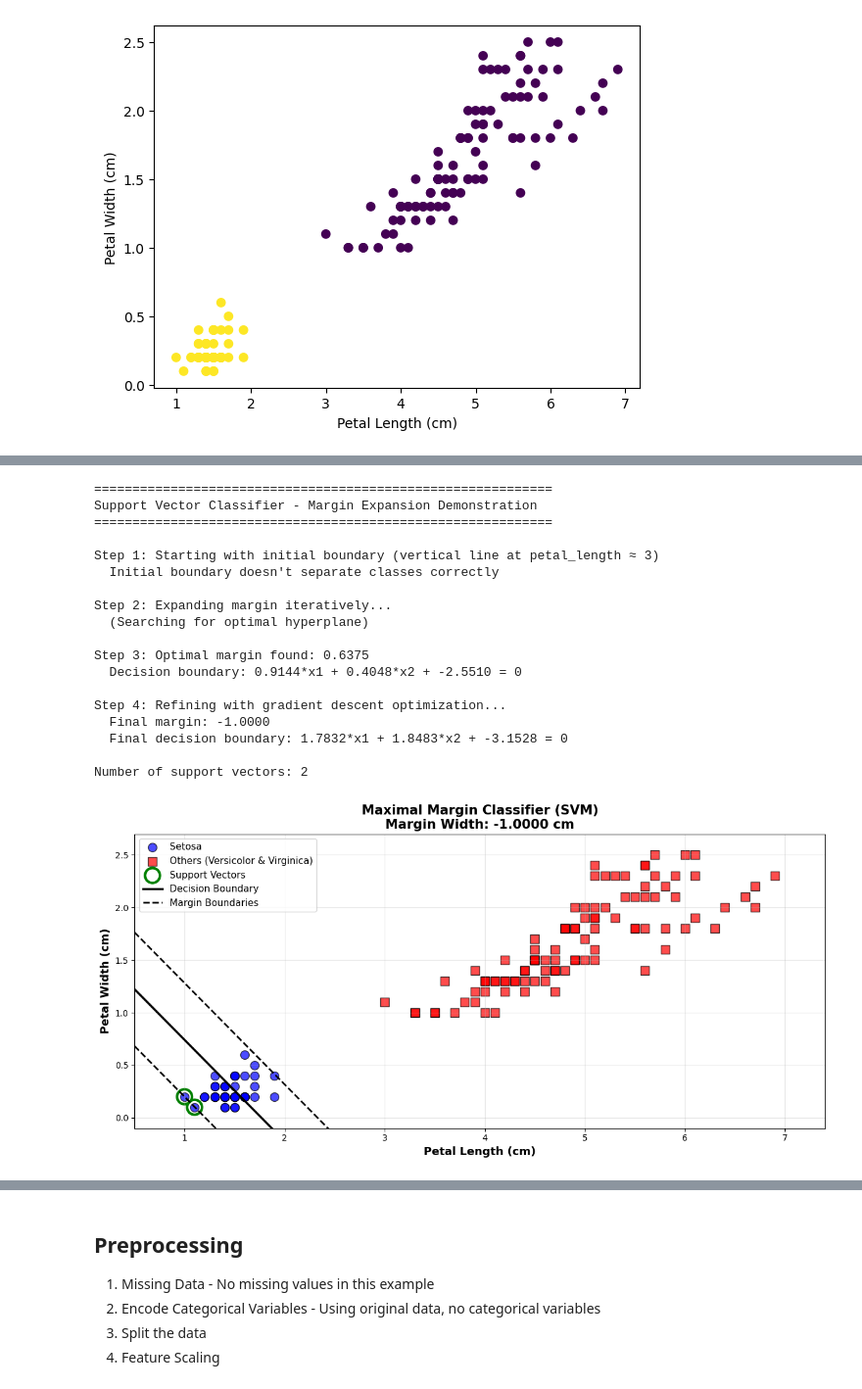
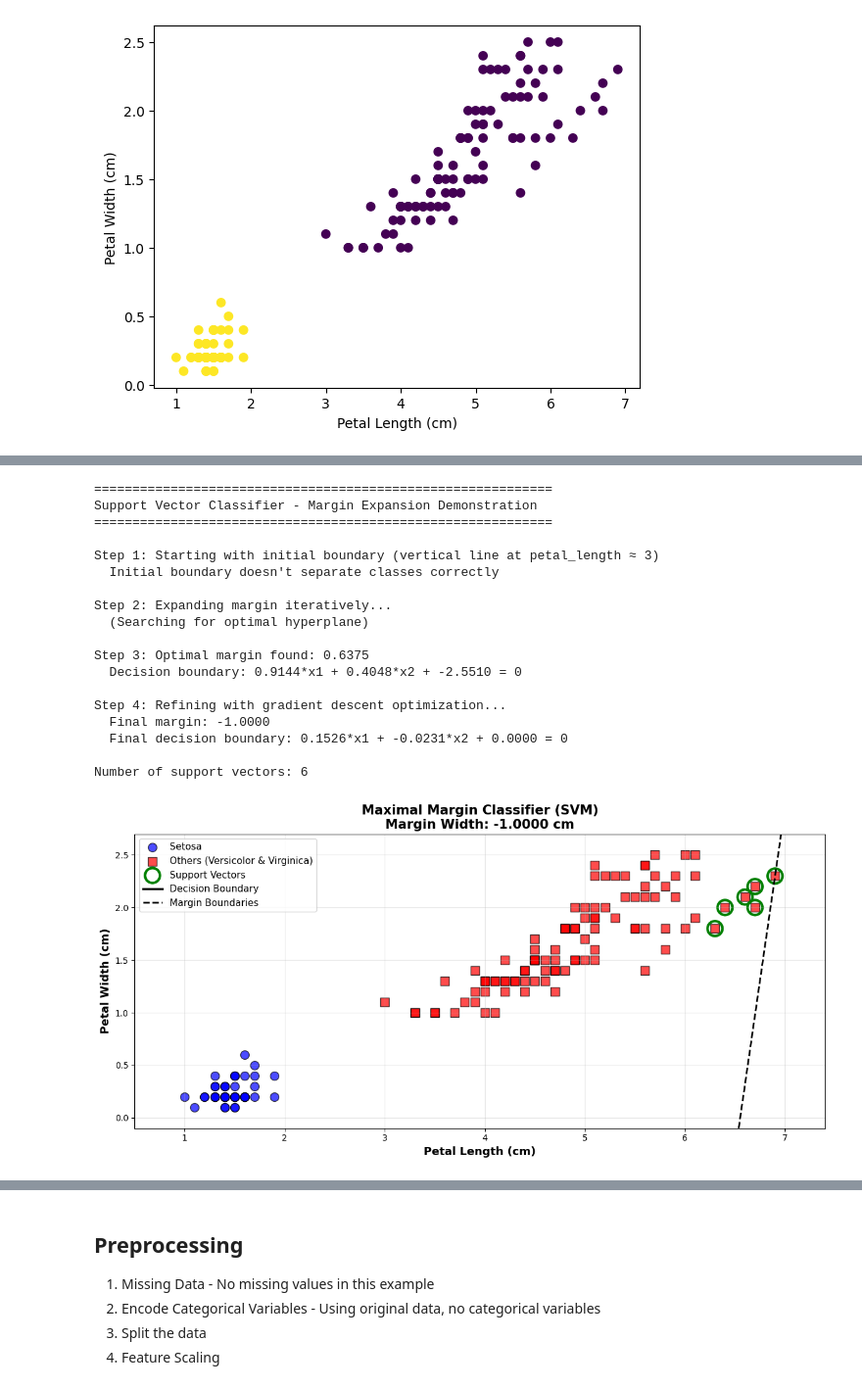
Before and after one commit to drolsonmi/math3480, a Jupyter notebook: Notes/3480_10_SVC.ipynb, the cells around one changed output, grey strips where cells are left out. Shown at 98% size. Cells and saved outputs as stored; diff of their text form; code cells hidden in the pictures.

```diff
--- a/Notes/3480_10_SVC.ipynb
+++ b/Notes/3480_10_SVC.ipynb
@@ -207,27 +224,27 @@ def run_demo(num_iters=10):
     # print("Visualization saved!")
     # print("=" * 60)
 # %%
-run_demo(num_iters=13)
+run_demo(num_iters=0)
 # %% [output]
 ============================================================
 Support Vector Classifier - Margin Expansion Demonstration
 ============================================================
 
 Step 1: Starting with initial boundary (vertical line at petal_length ≈ 3)
   Initial boundary doesn't separate classes correctly
 
 Step 2: Expanding margin iteratively...
   (Searching for optimal hyperplane)
 
 Step 3: Optimal margin found: 0.6375
   Decision boundary: 0.9144*x1 + 0.4048*x2 + -2.5510 = 0
 
 Step 4: Refining with gradient descent optimization...
   Final margin: -1.0000
-  Final decision boundary: 1.7832*x1 + 1.8483*x2 + -3.1528 = 0
+  Final decision boundary: 0.1526*x1 + -0.0231*x2 + 0.0000 = 0
 
-Number of support vectors: 2
+Number of support vectors: 6
-[figure, old version]
+[figure, new version]
 # %%
 fig = plt.figure(figsize=(8,8))
 #ax = fig.add_subplot(111, projection='3d')
```
Also changed, not shown: parts of 7 cells of this notebook.
